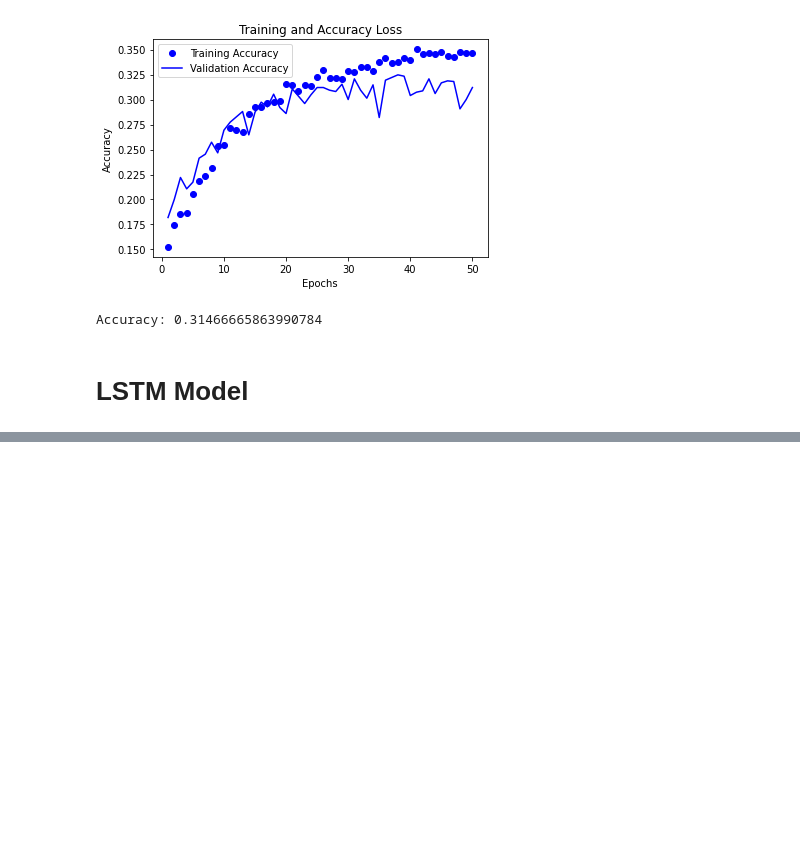
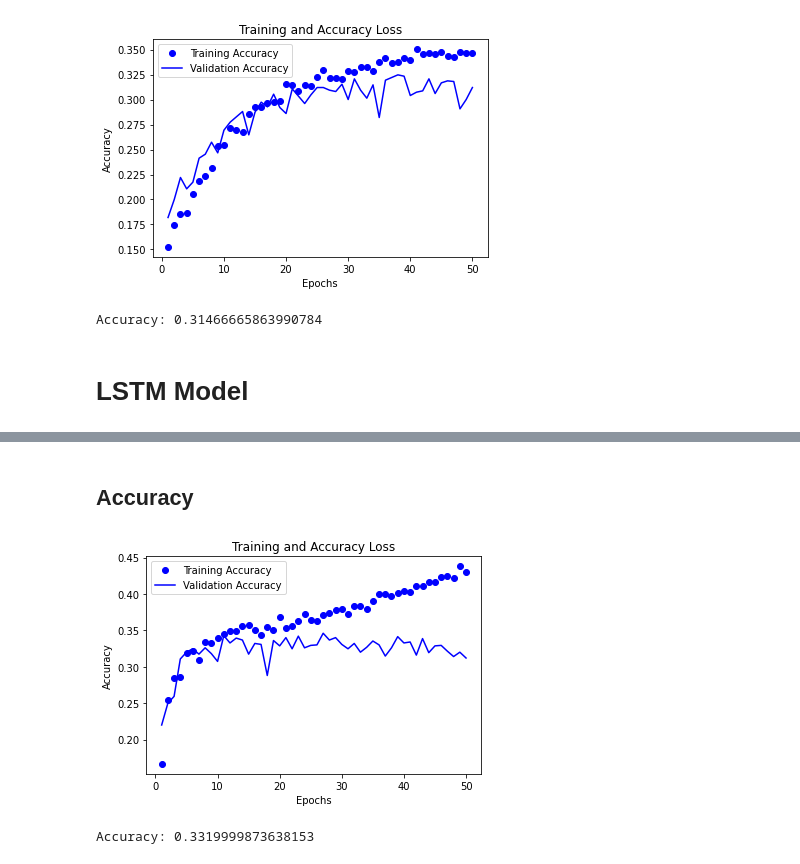
Before and after one commit to diegosol127/CSCE-636-Deep-Learning, a Jupyter notebook: Homework/CSCE_636_Proj03_Sol.ipynb, the cells around one changed output, grey strips where cells are left out. Cells and saved outputs as stored; diff of their text form; code cells hidden in the pictures; blank space fills up the shorter version.

```diff
--- a/Homework/CSCE_636_Proj03_Sol.ipynb
+++ b/Homework/CSCE_636_Proj03_Sol.ipynb
@@ -255,0 +374,20 @@ Accuracy: 0.31466665863990784
+# %% [markdown]
+## Accuracy
+# %%
+# create figure for training data
+fig2, ax2 = plt.subplots()
+
+# plot
+ax2.plot(epochs, train_acc_values, "bo", label="Training Accuracy")
+ax2.plot(epochs, val_acc_values, "b", label="Validation Accuracy")
+ax2.set_title("Training and Accuracy Loss")
+ax2.set_xlabel("Epochs")
+ax2.set_ylabel("Accuracy")
+ax2.legend()
+plt.show()
+# %% [output]
+[figure, added]
+# %%
+print(f"Accuracy: {val_acc_values[min_loss_pos]}")
+# %% [output]
+Accuracy: 0.3319999873638153
```
Also changed, not shown: parts of 11 cells of this notebook.
